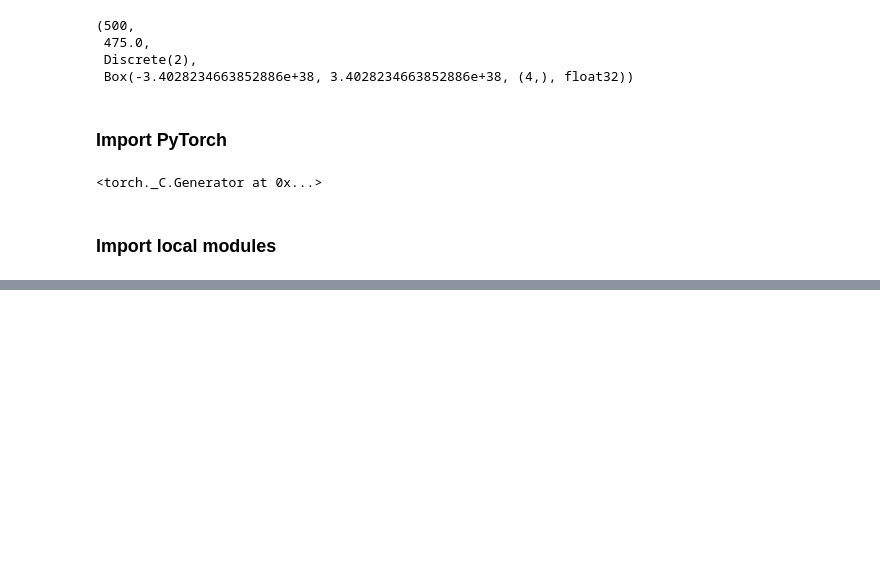
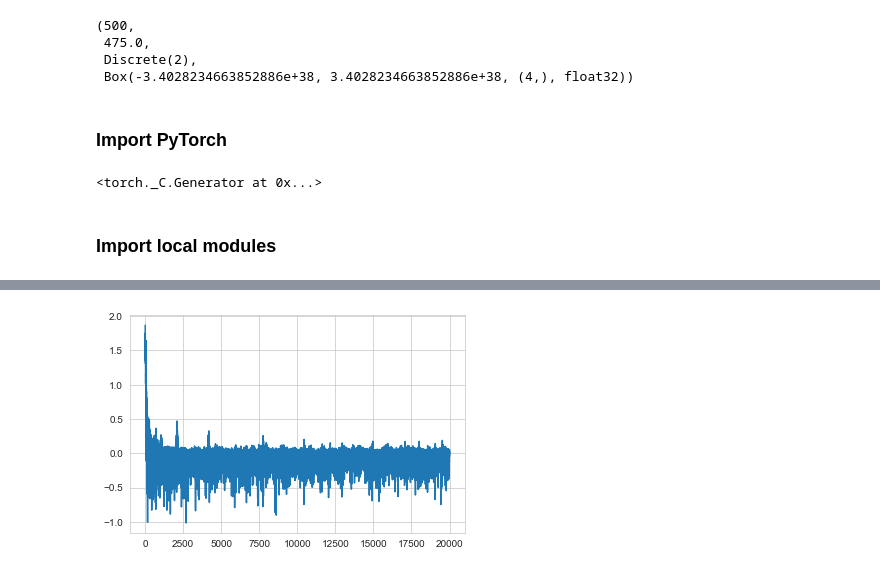
Before and after one commit to feiphoon/inm707-joint-coursework, a Jupyter notebook: src/cartpole/actor_critic_evaluation.ipynb, the cells around one changed output, grey strips where cells are left out. Cells and saved outputs as stored; diff of their text form; code cells hidden in the pictures; blank space fills up the shorter version.

```diff
--- a/src/cartpole/actor_critic_evaluation.ipynb
+++ b/src/cartpole/actor_critic_evaluation.ipynb
@@ -322,0 +384,8 @@ min(experiment_rewards), max(experiment_rewards), np.std(experiment_rewards), np
+# %%
+# experiment_actor_loss[0].item()
+
+experiment_actor_loss_list = [loss.item() for loss in experiment_actor_loss]
+
+sns.lineplot(data=experiment_actor_loss_list);
+# %% [output]
+[figure, added]
```
Also changed, not shown: parts of 16 cells of this notebook.
